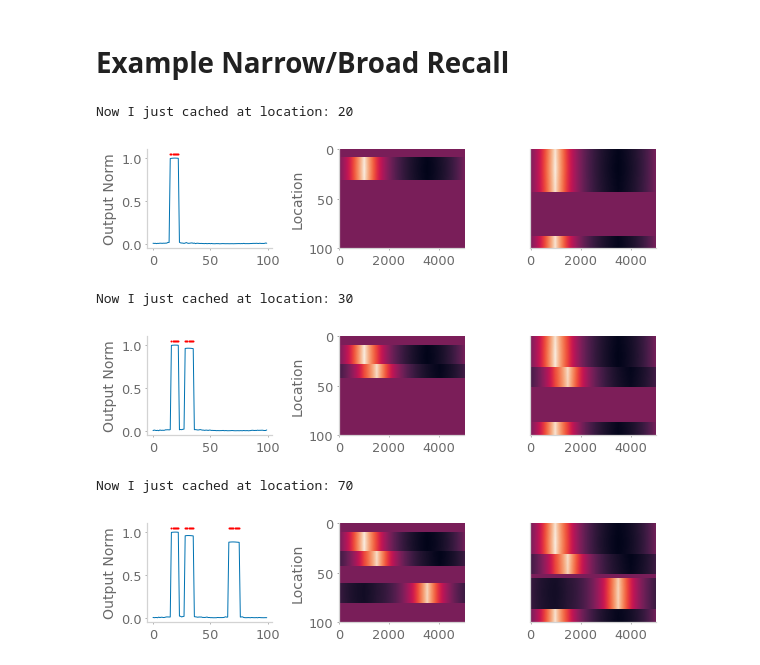
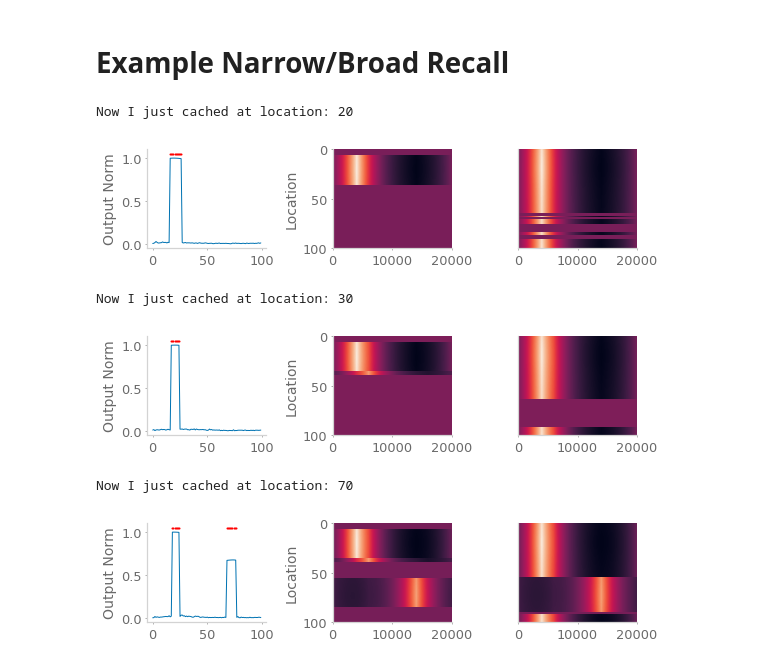
Before and after one commit to chingf/barcodes, a Jupyter notebook: Fig3CD-example-task.ipynb, the cells around one changed output. Cells and saved outputs as stored; diff of their text form; code cells hidden in the pictures.

```diff
--- a/Fig3CD-example-task.ipynb
+++ b/Fig3CD-example-task.ipynb
@@ -12,63 +12,49 @@ import configs
 # Parameters and Initialization
 # %%
 # Parameters
-N_inp = 5000
+N_inp = 20000
 N_bar = 5000
 num_states = 100
 # %%
 place_inputs = PlaceInputs(N_inp, num_states).get_inputs()
 model = Model(
     N_inp, N_bar, num_states,
+    lr=40., rec_strength=9.0,
     narrow_search_factor=0.5, wide_search_factor=1.5,
     )
 # %%
 cache_states = [20, 30, 70]
 # %% [markdown]
 # Example Narrow/Broad Recall
+# %%
+identification_s = 0.0
 # %%
 model.reset()
-
-# Gaussian weights
-#J_ix = 0.0002 + (0.00019995999999999952**2)*np.random.randn(model.N_bar, model.N_bar)
-#J_ix = (1/np.sqrt(model.N_bar))*np.random.randn(model.N_bar, model.N_bar)
-
-# Uniform weights
-# model.J_ix = np.random.uniform(low=0.0, high=1.0, size=(model.N_bar, model.N_bar))
-# model.J_ix /= np.linalg.norm(model.J_ix, axis=1)[None,:]
-# model.J_ix *= 0.0002
-
-# Random sparse weights
-# J_ix = np.zeros((model.N_bar, model.N_bar))
-# for i in range(model.N_bar):
-#     size = 2
-#     J_ix[np.random.choice(model.N_bar, size=size), i] = 1/size
-
-#model.J_ix = J_ix
 
 cache_identification = []
 narrow_recall = []
 wide_recall = []
 
 for c_idx, cache_state in enumerate(cache_states):
 
     print("Now I just cached at location:", cache_state)
     preacts, acts, _, acts_over_time = model.run_recurrent(place_inputs, n_zero_input=20)
     model.update(place_inputs[cache_state], acts[cache_state], preacts[cache_state])
 
-    _, _, _cache_identification, _ = model.run_recall(0., place_inputs)
+    _, _, _cache_identification, _ = model.run_recall(identification_s, place_inputs)
     cache_identification.append(_cache_identification.copy())
 
     _, _, _narrow_recall, _ = model.run_narrow_recall(place_inputs)
     narrow_recall.append(_narrow_recall.copy())
 
     _, _, _wide_recall, _ = model.run_wide_recall(place_inputs)
     wide_recall.append(_wide_recall.copy())
 
     recall_plots(_cache_identification, _narrow_recall, _wide_recall, cache_states[:c_idx+1])
 # %% [output]
 Now I just cached at location: 20
-[figure, old version]
+[figure, new version]
 Now I just cached at location: 30
-[figure, old version]
+[figure, new version]
 Now I just cached at location: 70
-[figure, old version]
+[figure, new version]
```
Also changed, not shown: parts of 3 cells of this notebook, 14 other files.
